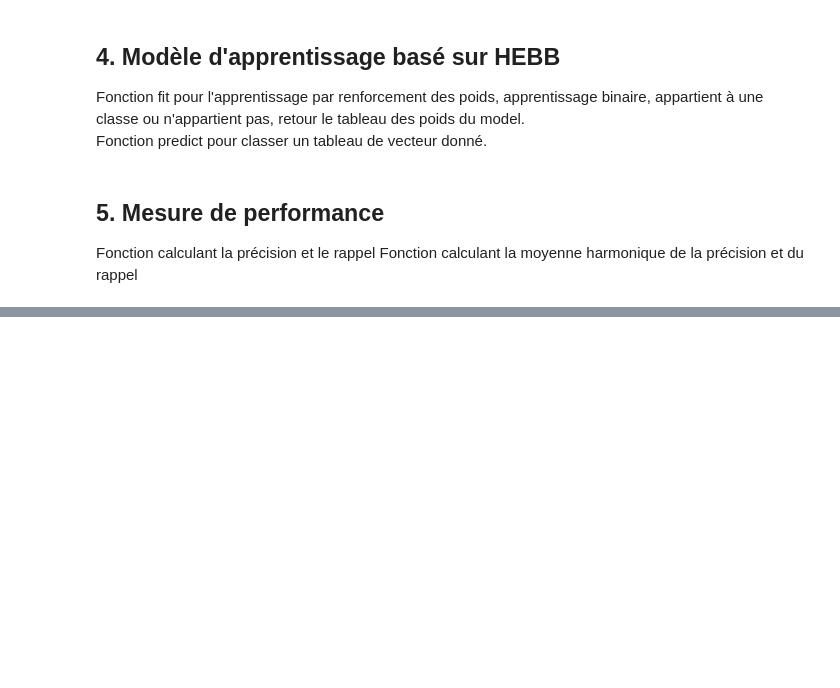
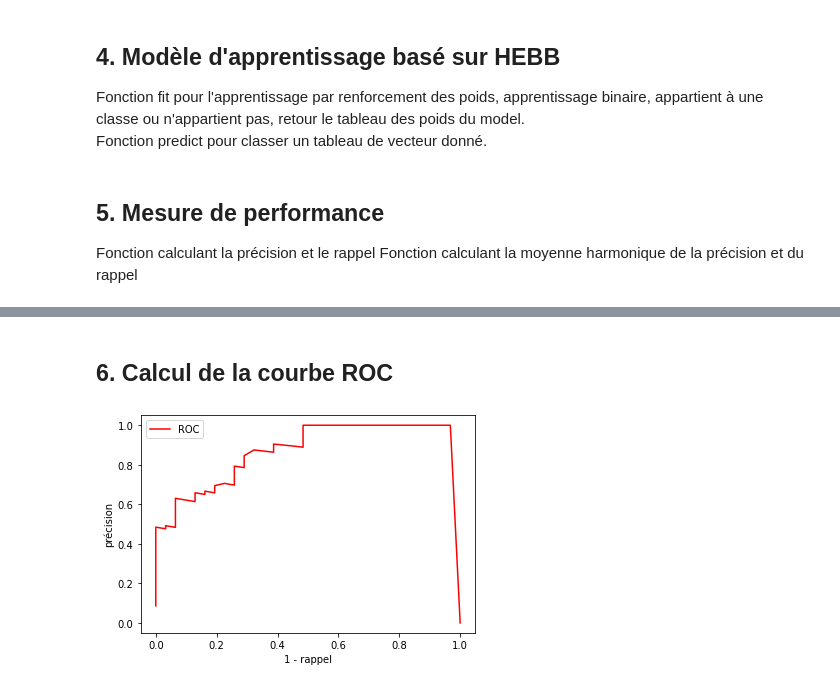
Before and after one commit to tocram1/AppEngineExercise, a Jupyter notebook: Cours_IA_S4_Master_CCM.ipynb, the cells around one changed output, grey strips where cells are left out. Saved outputs shown, nothing was run; the diff lists cells and outputs as text; code cells hidden in the pictures; blank space fills up the shorter version.

Commit message:
Ajout calcul ROC

```diff
--- a/Cours_IA_S4_Master_CCM.ipynb
+++ b/Cours_IA_S4_Master_CCM.ipynb
@@ -201,0 +214,12 @@ plt.show()
+# %% [markdown]
+## 6. Calcul de la courbe ROC
+# %%
+rappels2 = [1 - n for n in rappels]
+
+plt.plot(rappels2, precisions, "r-", label="ROC")
+plt.legend()
+plt.xlabel("1 - rappel")
+plt.ylabel("précision")
+plt.show()
+# %% [output]
+[figure, added]
```
Also changed, not shown: parts of 3 cells of this notebook.
